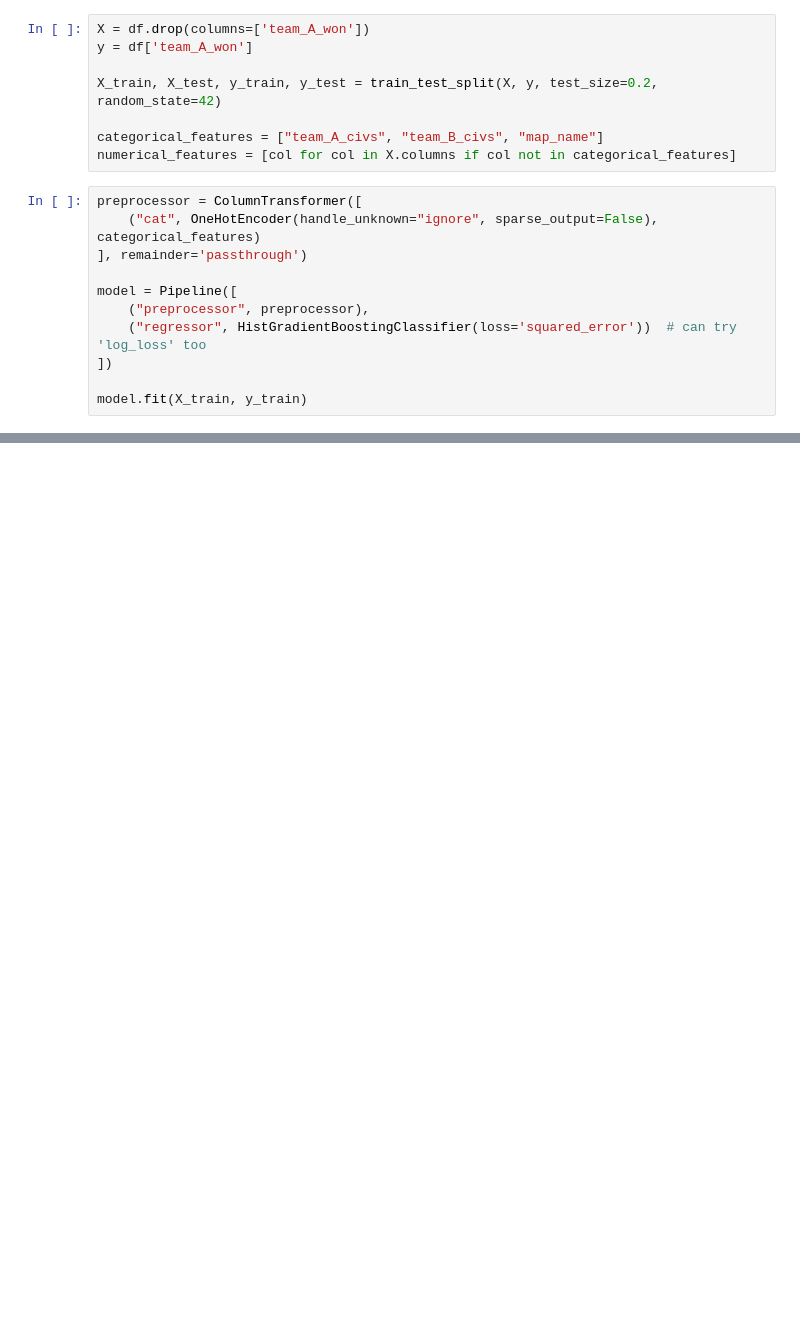
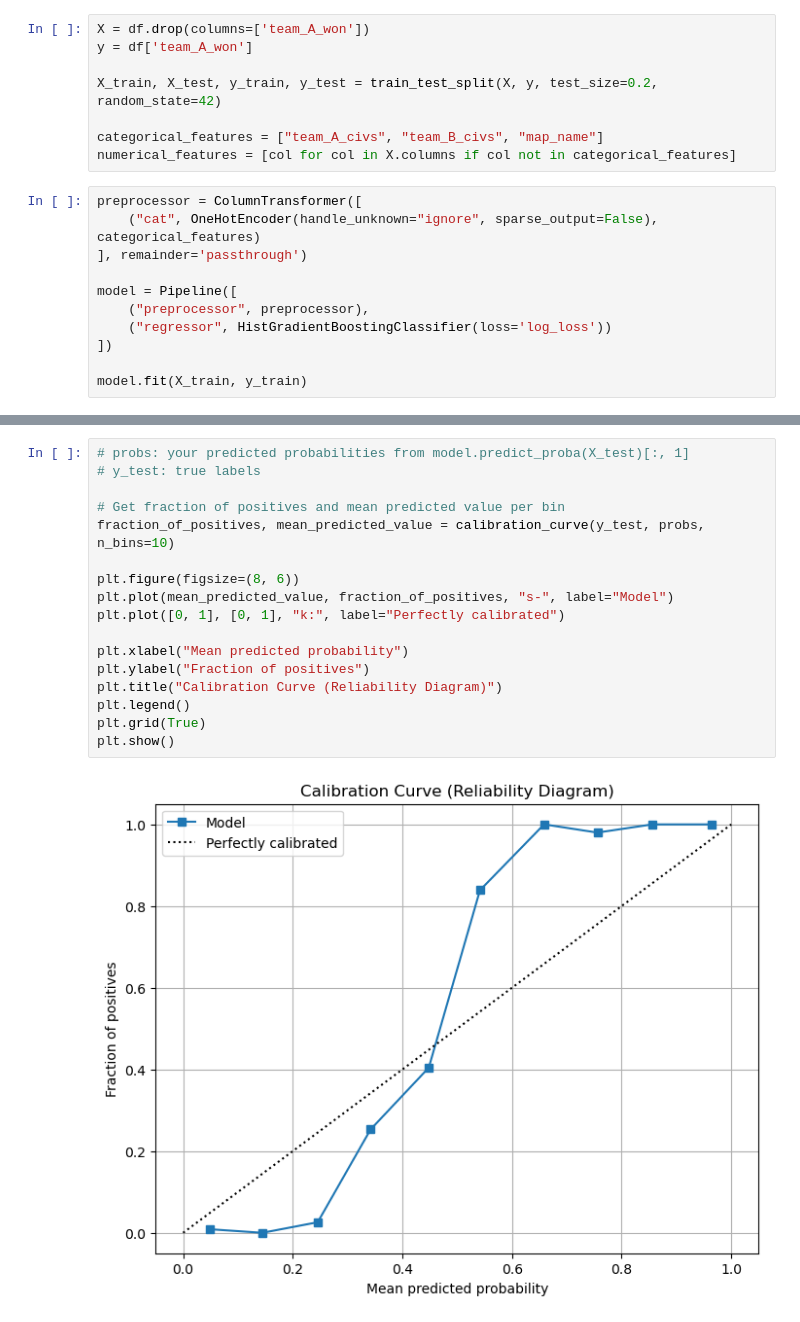
Before and after one commit to baransnd/ageof-ai, a Jupyter notebook: true_winrate.ipynb, the cells around one changed output, grey strips where cells are left out. Drawn from its saved outputs; the diff is of its cells as text; blank space fills up the shorter version.

Commit message:
true win rate

```diff
--- a/true_winrate.ipynb
+++ b/true_winrate.ipynb
@@ -35,7 +37,7 @@ preprocessor = ColumnTransformer([
 
 model = Pipeline([
     ("preprocessor", preprocessor),
-    ("regressor", HistGradientBoostingClassifier(loss='squared_error'))  # can try 'log_loss' too
+    ("regressor", HistGradientBoostingClassifier(loss='log_loss'))
 ])
 
 model.fit(X_train, y_train)
@@ -51,0 +126,19 @@ AttributeError: This 'Pipeline' has no attribute 'predict_proba'
+# %%
+# probs: your predicted probabilities from model.predict_proba(X_test)[:, 1]
+# y_test: true labels
+
+# Get fraction of positives and mean predicted value per bin
+fraction_of_positives, mean_predicted_value = calibration_curve(y_test, probs, n_bins=10)
+
+plt.figure(figsize=(8, 6))
+plt.plot(mean_predicted_value, fraction_of_positives, "s-", label="Model")
+plt.plot([0, 1], [0, 1], "k:", label="Perfectly calibrated")
+
+plt.xlabel("Mean predicted probability")
+plt.ylabel("Fraction of positives")
+plt.title("Calibration Curve (Reliability Diagram)")
+plt.legend()
+plt.grid(True)
+plt.show()
+# %% [output]
+[figure, added]
```
Also changed, not shown: parts of 6 cells of this notebook.
